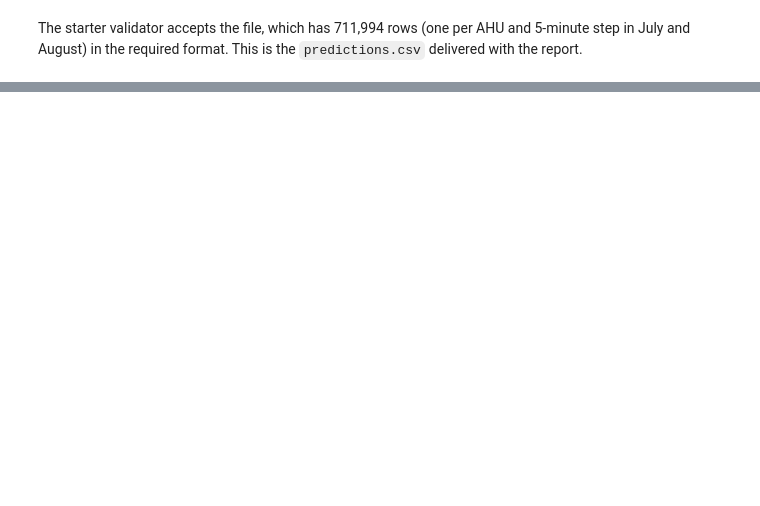
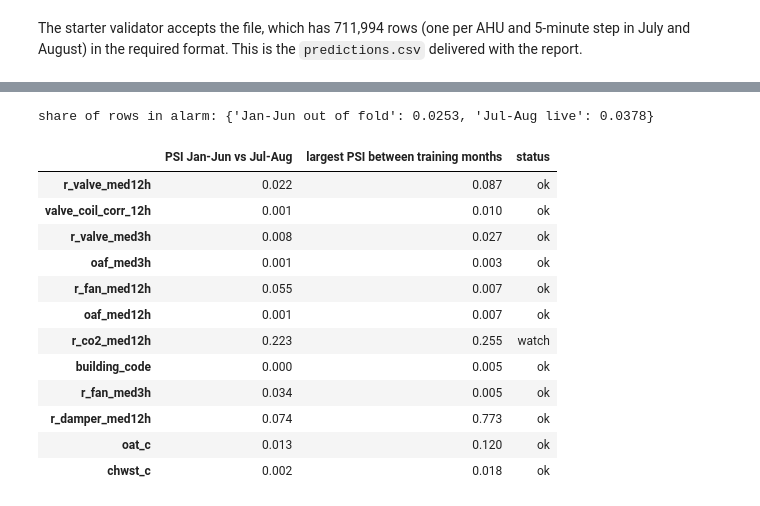
Before and after one commit to nauvalZulfikar/ahu-fault-detection, a Jupyter notebook: code/notebooks/02_modelling.ipynb, the cells around one changed output, grey strips where cells are left out. Cells and saved outputs as stored; diff of their text form; code cells hidden in the pictures; blank space fills up the shorter version.

```diff
--- a/code/notebooks/02_modelling.ipynb
+++ b/code/notebooks/02_modelling.ipynb
@@ -255,0 +394,11 @@ Retraining the classifier with five different random seeds barely moves the resu
+# %%
+clean_rows = ~tr.near_event | (tr.label != "normal")  # the fuzzy edges of events have no reliable label
+y = (tr.label != "normal")[clean_rows].astype(int)
+p_fault = (1 - oof["normal"])[clean_rows]
+brier, brier_ref = ((p_fault - y) ** 2).mean(), ((y.mean() - y) ** 2).mean()
+bins = pd.cut(p_fault, [0, 0.05, 0.2, 0.4, 0.6, 0.8, 0.95, 1], include_lowest=True)
+reliability = pd.DataFrame({"rows": y.groupby(bins, observed=False).size(),
+                            "mean_P_fault": p_fault.groupby(bins, observed=False).mean(),
+                            "observed_fault_share": y.groupby(bins, observed=False).mean()})
+print(f"Brier score {brier:.4f}, against {brier_ref:.4f} for always predicting the base rate ({y.mean():.1%} fault rows)")
+reliability.round(3)
@@ -400,0 +765,35 @@ The starter validator accepts the file, which has 711,994 rows (one per AHU and
+# %%
+def psi(a, b, bins=10):
+    a, b = a.dropna(), b.dropna()
+    edges = np.unique(np.quantile(a, np.linspace(0, 1, bins + 1)))
+    edges[0], edges[-1] = -np.inf, np.inf
+    pa = np.clip(np.histogram(a, edges)[0] / len(a), 1e-4, None)
+    pb = np.clip(np.histogram(b, edges)[0] / len(b), 1e-4, None)
+    return float(((pb - pa) * np.log(pb / pa)).sum())
+imp = pd.Series(clf.booster_.feature_importance("gain"), index=cols).sort_values(ascending=False)
+watch = list(imp.index[:10]) + ["oat_c", "chwst_c"]
+train_w, test_w = w[w.split == "train"], w[w.split == "test"]
+mon = pd.DataFrame({
+    "PSI Jan-Jun vs Jul-Aug": {c: psi(train_w[c], test_w[c]) for c in watch},
+    "largest PSI between training months": {c: max(psi(train_w.loc[train_w.month != k, c], train_w.loc[train_w.month == k, c]) for k in range(1, 7)) for c in watch},
+})
+mon["status"] = pd.cut(mon["PSI Jan-Jun vs Jul-Aug"], [-1, 0.2, 0.3, np.inf], labels=["ok", "watch", "serious"])
+live = test_w[["ahu_id", "timestamp"]].merge(sub, on=["ahu_id", "timestamp"], how="left")
+alarm_share = pd.Series({"Jan-Jun out of fold": (pred != "normal").mean(), "Jul-Aug live": (live.fault_type != "normal").mean()})
+print("share of rows in alarm:", alarm_share.round(4).to_dict())
+mon.round(3)
+# %% [output]
+share of rows in alarm: {'Jan-Jun out of fold': 0.0253, 'Jul-Aug live': 0.0378}
+|  | PSI Jan-Jun vs Jul-Aug | largest PSI between training months | status |
+| r_valve_med12h | 0.022 | 0.087 | ok |
+| valve_coil_corr_12h | 0.001 | 0.010 | ok |
+| r_valve_med3h | 0.008 | 0.027 | ok |
+| oaf_med3h | 0.001 | 0.003 | ok |
+| r_fan_med12h | 0.055 | 0.007 | ok |
+| oaf_med12h | 0.001 | 0.007 | ok |
+| r_co2_med12h | 0.223 | 0.255 | watch |
+| building_code | 0.000 | 0.005 | ok |
+| r_fan_med3h | 0.034 | 0.005 | ok |
+| r_damper_med12h | 0.074 | 0.773 | ok |
+| oat_c | 0.013 | 0.120 | ok |
+| chwst_c | 0.002 | 0.018 | ok |
```
Also changed, not shown: parts of 36 cells of this notebook, 17 other files.
